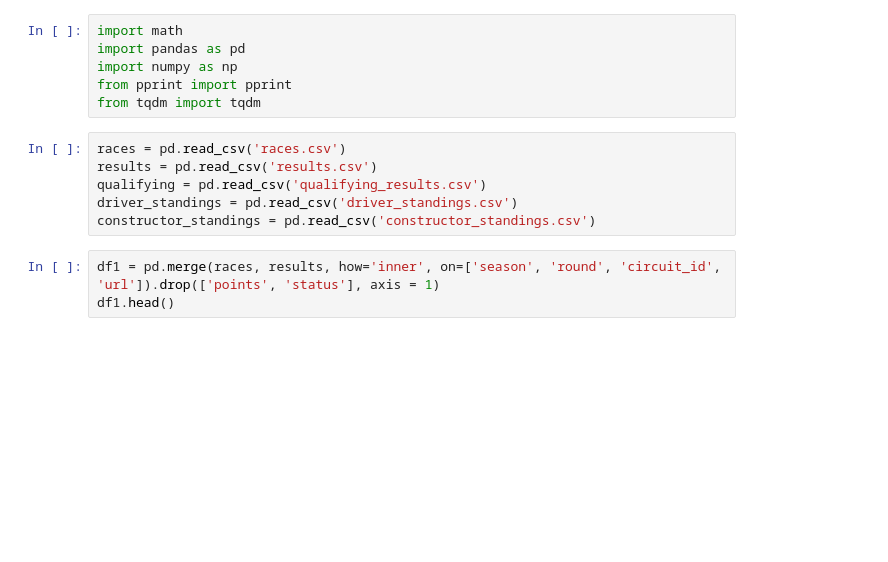
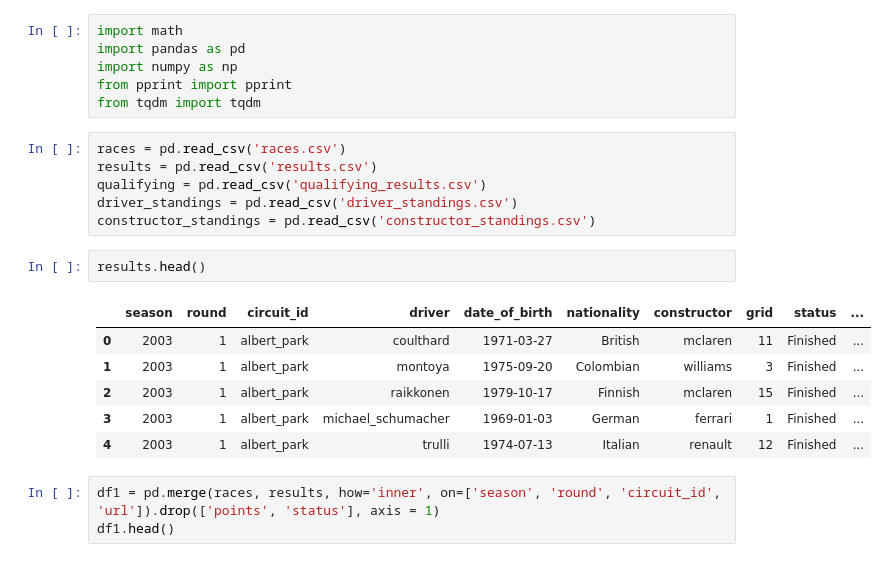
Before and after one commit to ruiichen/formulawon, a Jupyter notebook: pytorched/data/data_formatting.ipynb, the cells around one changed output. Cells and saved outputs as stored; diff of their text form; blank space fills up the shorter version.

```diff
--- a/pytorched/data/data_formatting.ipynb
+++ b/pytorched/data/data_formatting.ipynb
@@ -10,6 +10,15 @@ results = pd.read_csv('results.csv')
 qualifying = pd.read_csv('qualifying_results.csv')
 driver_standings = pd.read_csv('driver_standings.csv')
 constructor_standings = pd.read_csv('constructor_standings.csv')
+# %%
+results.head()
+# %% [output]
+|  | season | round | circuit_id | driver | date_of_birth | nationality | constructor | grid | status | ... |
+| 0 | 2003 | 1 | albert_park | coulthard | 1971-03-27 | British | mclaren | 11 | Finished | ... |
+| 1 | 2003 | 1 | albert_park | montoya | 1975-09-20 | Colombian | williams | 3 | Finished | ... |
+| 2 | 2003 | 1 | albert_park | raikkonen | 1979-10-17 | Finnish | mclaren | 15 | Finished | ... |
+| 3 | 2003 | 1 | albert_park | michael_schumacher | 1969-01-03 | German | ferrari | 1 | Finished | ... |
+| 4 | 2003 | 1 | albert_park | trulli | 1974-07-13 | Italian | renault | 12 | Finished | ... |
 # %%
 df1 = pd.merge(races, results, how='inner', on=['season', 'round', 'circuit_id', 'url']).drop(['points', 'status'], axis = 1)
 df1.head()
```
Also changed, not shown: 6 other files.
